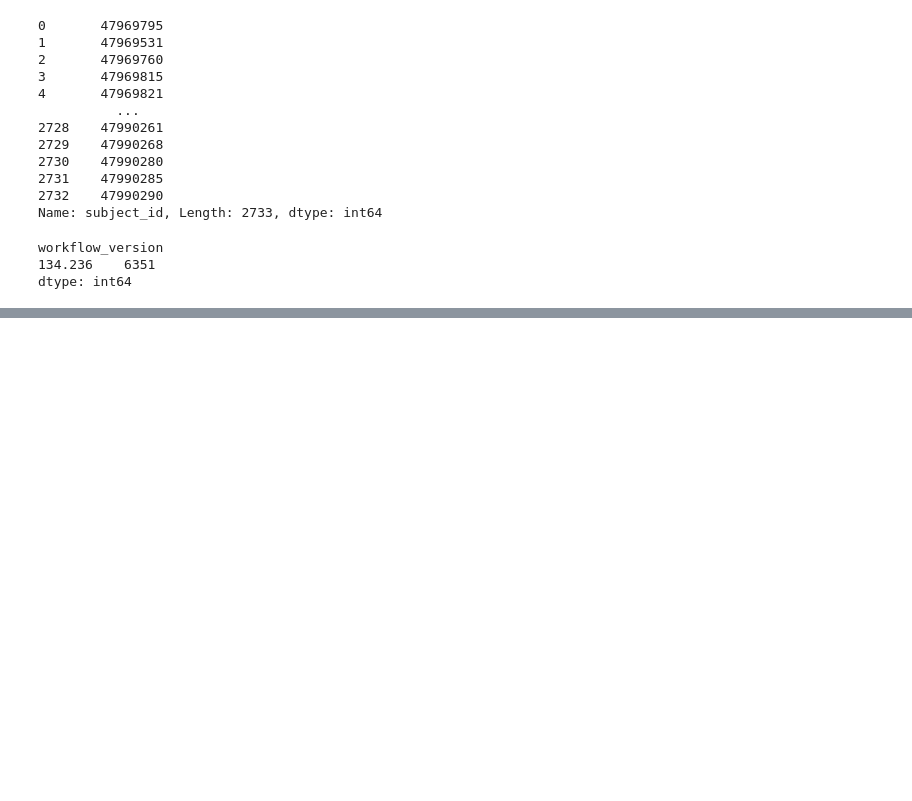
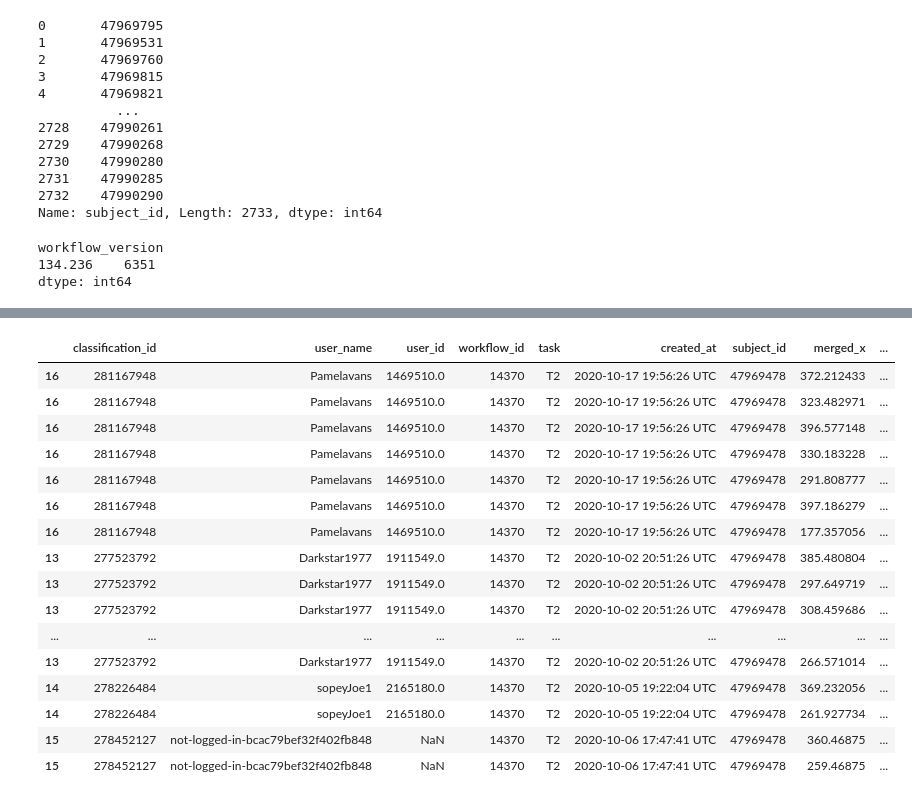
Before and after one commit to cwinkelmann/iguanas-from-above-zooniverse, a Jupyter notebook: Workflow_comparison.ipynb, the cells around one changed output, grey strips where cells are left out. Saved outputs shown, nothing was run; the diff lists cells and outputs as text; code cells hidden in the pictures; blank space fills up the shorter version.

```diff
--- a/Workflow_comparison.ipynb
+++ b/Workflow_comparison.ipynb
@@ -112,0 +311,2 @@ dtype: int64
+# %%
+df_panotes_point_extractor_r_ex = df_panotes_point_extractor_r.apply(lambda x: x.explode() if x.name in ['merged_x', 'merged_y'] else x)
@@ -112,0 +322,21 @@ dtype: int64
+# %%
+df_panotes_point_extractor_r_ex_droped = df_panotes_point_extractor_r_ex.dropna(subset=['merged_x', 'merged_y'], how='all').sort_values(by=['user_id', 'subject_id', 'task', 'created_at'])
+df_panotes_point_extractor_r_ex_droped
+# %% [output]
+|  | classification_id | user_name | user_id | workflow_id | task | created_at | subject_id | merged_x | ... |
+| 16 | 281167948 | Pamelavans | 1469510.0 | 14370 | T2 | 2020-10-17 19:56:26 UTC | 47969478 | 372.212433 | ... |
+| 16 | 281167948 | Pamelavans | 1469510.0 | 14370 | T2 | 2020-10-17 19:56:26 UTC | 47969478 | 323.482971 | ... |
+| 16 | 281167948 | Pamelavans | 1469510.0 | 14370 | T2 | 2020-10-17 19:56:26 UTC | 47969478 | 396.577148 | ... |
+| 16 | 281167948 | Pamelavans | 1469510.0 | 14370 | T2 | 2020-10-17 19:56:26 UTC | 47969478 | 330.183228 | ... |
+| 16 | 281167948 | Pamelavans | 1469510.0 | 14370 | T2 | 2020-10-17 19:56:26 UTC | 47969478 | 291.808777 | ... |
+| 16 | 281167948 | Pamelavans | 1469510.0 | 14370 | T2 | 2020-10-17 19:56:26 UTC | 47969478 | 397.186279 | ... |
+| 16 | 281167948 | Pamelavans | 1469510.0 | 14370 | T2 | 2020-10-17 19:56:26 UTC | 47969478 | 177.357056 | ... |
+| 13 | 277523792 | Darkstar1977 | 1911549.0 | 14370 | T2 | 2020-10-02 20:51:26 UTC | 47969478 | 385.480804 | ... |
+| 13 | 277523792 | Darkstar1977 | 1911549.0 | 14370 | T2 | 2020-10-02 20:51:26 UTC | 47969478 | 297.649719 | ... |
+| 13 | 277523792 | Darkstar1977 | 1911549.0 | 14370 | T2 | 2020-10-02 20:51:26 UTC | 47969478 | 308.459686 | ... |
+| ... | ... | ... | ... | ... | ... | ... | ... | ... | ... |
+| 13 | 277523792 | Darkstar1977 | 1911549.0 | 14370 | T2 | 2020-10-02 20:51:26 UTC | 47969478 | 266.571014 | ... |
+| 14 | 278226484 | sopeyJoe1 | 2165180.0 | 14370 | T2 | 2020-10-05 19:22:04 UTC | 47969478 | 369.232056 | ... |
+| 14 | 278226484 | sopeyJoe1 | 2165180.0 | 14370 | T2 | 2020-10-05 19:22:04 UTC | 47969478 | 261.927734 | ... |
+| 15 | 278452127 | not-logged-in-bcac79bef32f402fb848 | NaN | 14370 | T2 | 2020-10-06 17:47:41 UTC | 47969478 | 360.46875 | ... |
+| 15 | 278452127 | not-logged-in-bcac79bef32f402fb848 | NaN | 14370 | T2 | 2020-10-06 17:47:41 UTC | 47969478 | 259.46875 | ... |
```
Also changed, not shown: parts of 17 cells of this notebook.
